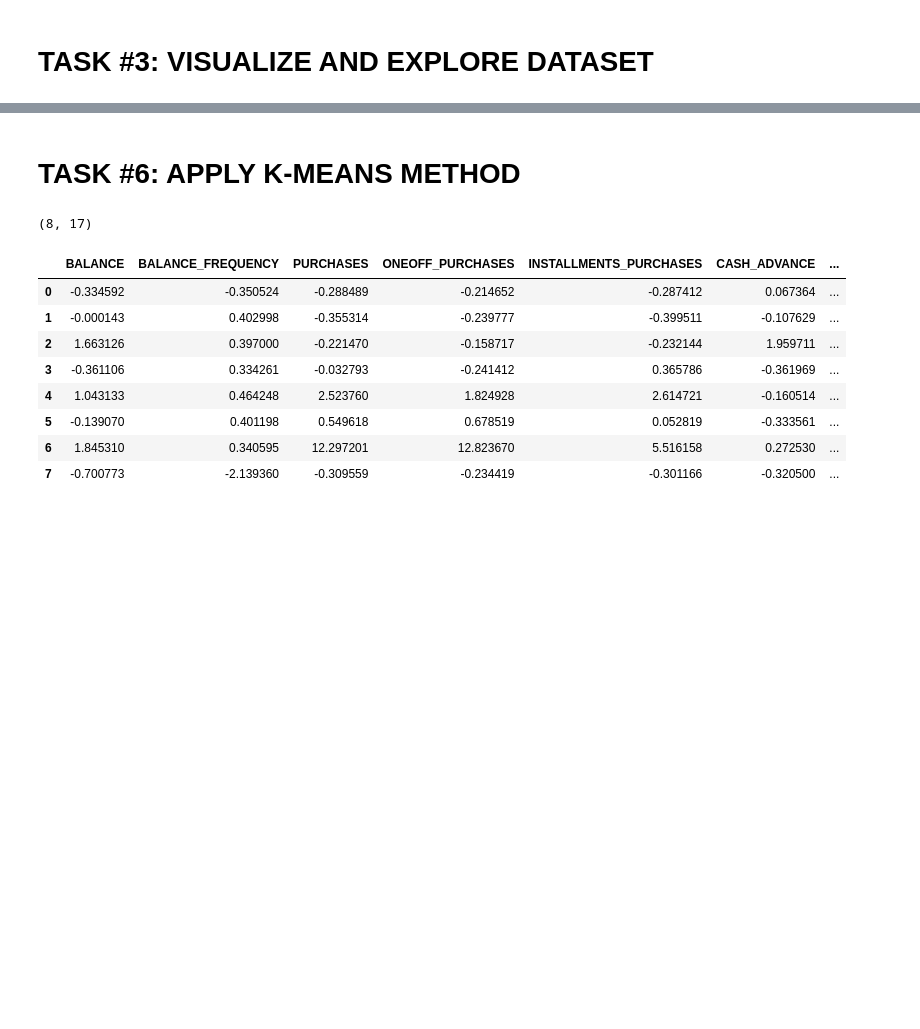
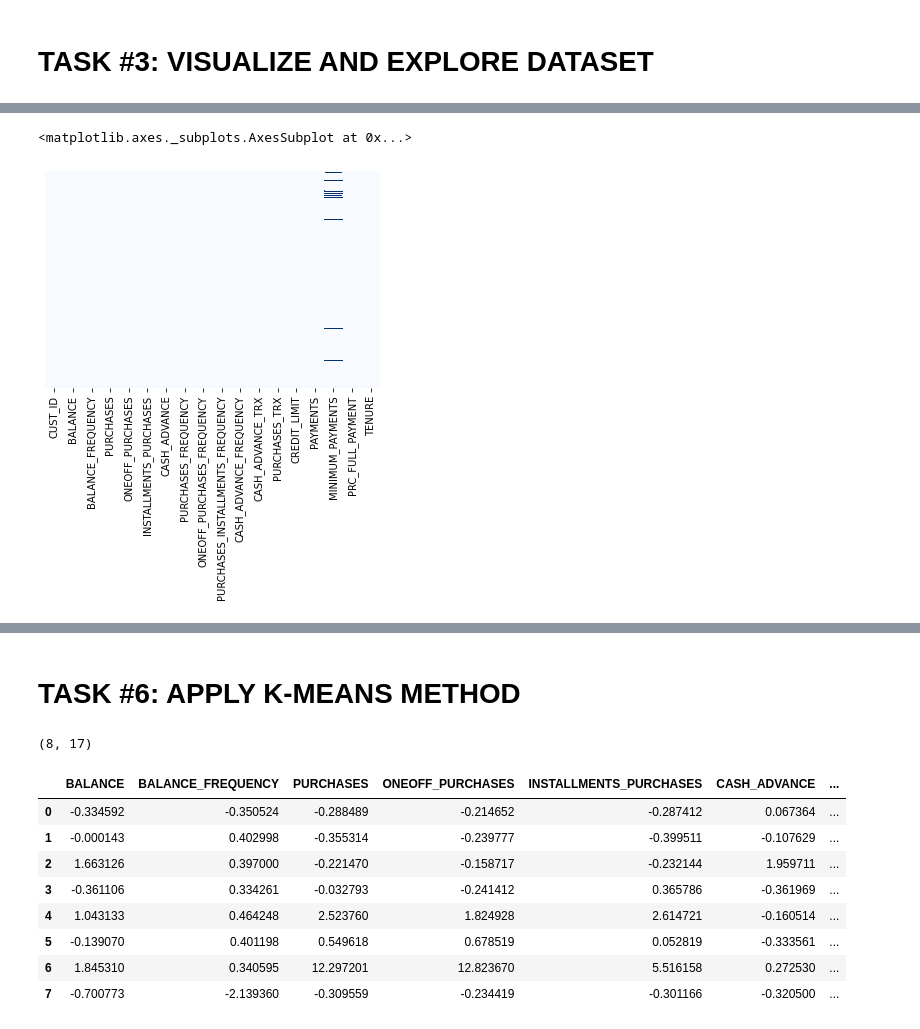
Before and after one commit to hdonghun/-Machine-learning, a Jupyter notebook: Marketing_Department_Skeleton.ipynb, the cells around one changed output, grey strips where cells are left out. Cells and saved outputs as stored; diff of their text form; code cells hidden in the pictures; blank space fills up the shorter version.

Commit message:
Colaboratory를 통해 생성됨

```diff
--- a/Marketing_Department_Skeleton.ipynb
+++ b/Marketing_Department_Skeleton.ipynb
@@ -103,0 +36,3 @@ Drive already mounted at /content/drive; to attempt to forcibly remount, call dr
+# %%
+creditcard_df = pd.read_csv('/content/drive/My Drive/Colab Notebooks/Marketing_data.csv')
+creditcard_df
@@ -238,0 +78,7 @@ array([[-0.73198937, -0.24943448, -0.42489974, ..., -0.31096755,
+# %%
+# Let's see if we have any missing data, luckily we don't!
+sns.heatmap(creditcard_df.isnull(), yticklabels=False, cbar = False, cmap ='Blues')
+# 최소 지불 금액에 결측치들이 조금 있다
+# %% [output]
+<matplotlib.axes._subplots.AxesSubplot at 0x...>
+[figure, added]
```
Also changed, not shown: parts of 65 cells of this notebook.
